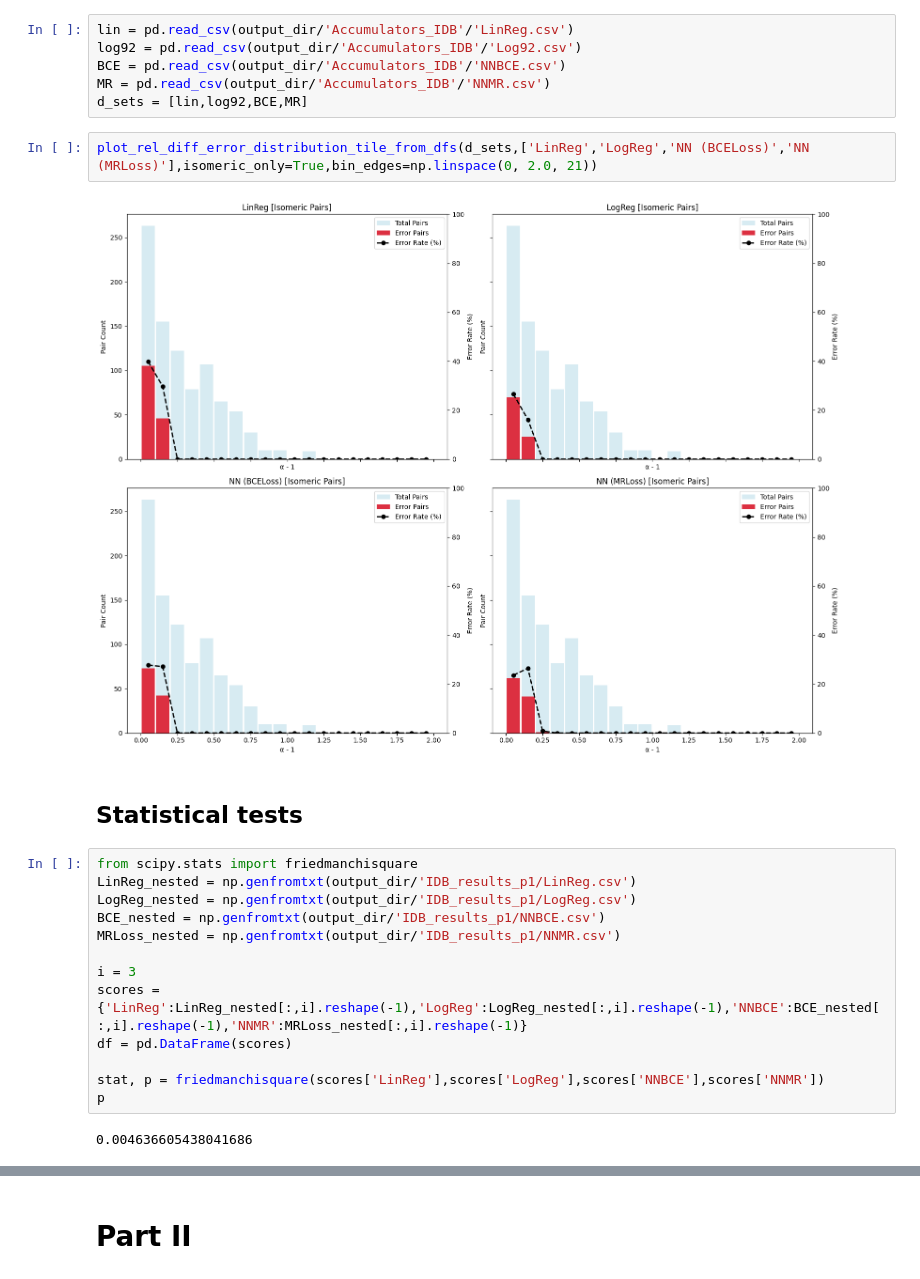
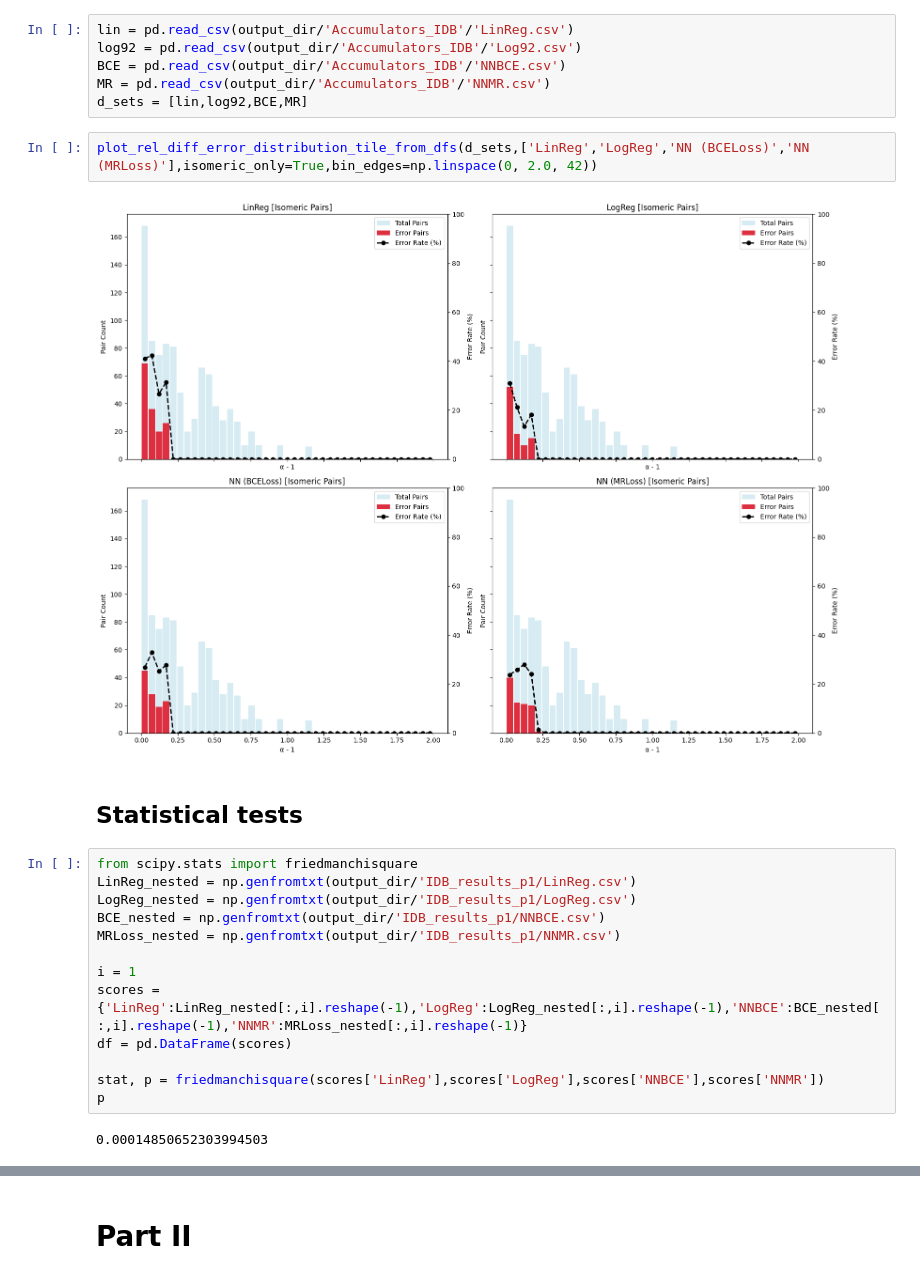
Before and after one commit to IvanRozanov04/FlavonoidsElutionOrderPrediction, a Jupyter notebook: code/Vis&Stats.ipynb, the cells around one changed output, grey strips where cells are left out. Cells and saved outputs as stored; diff of their text form.

```diff
--- a/code/Vis&Stats.ipynb
+++ b/code/Vis&Stats.ipynb
@@ -329,9 +329,9 @@ BCE = pd.read_csv(output_dir/'Accumulators_IDB'/'NNBCE.csv')
 MR = pd.read_csv(output_dir/'Accumulators_IDB'/'NNMR.csv')
 d_sets = [lin,log92,BCE,MR]
 # %%
-plot_rel_diff_error_distribution_tile_from_dfs(d_sets,['LinReg','LogReg','NN (BCELoss)','NN (MRLoss)'],isomeric_only=True,bin_edges=np.linspace(0, 2.0, 21))
+plot_rel_diff_error_distribution_tile_from_dfs(d_sets,['LinReg','LogReg','NN (BCELoss)','NN (MRLoss)'],isomeric_only=True,bin_edges=np.linspace(0, 2.0, 42))
 # %% [output]
-[figure, old version]
+[figure, new version]
 # %% [markdown]
 ## Statistical tests
 # %%
@@ -341,11 +341,11 @@ LogReg_nested = np.genfromtxt(output_dir/'IDB_results_p1/LogReg.csv')
 BCE_nested = np.genfromtxt(output_dir/'IDB_results_p1/NNBCE.csv')
 MRLoss_nested = np.genfromtxt(output_dir/'IDB_results_p1/NNMR.csv')
 
-i = 3
+i = 1
 scores = {'LinReg':LinReg_nested[:,i].reshape(-1),'LogReg':LogReg_nested[:,i].reshape(-1),'NNBCE':BCE_nested[:,i].reshape(-1),'NNMR':MRLoss_nested[:,i].reshape(-1)}
 df = pd.DataFrame(scores)
 
 stat, p = friedmanchisquare(scores['LinReg'],scores['LogReg'],scores['NNBCE'],scores['NNMR'])
 p
 # %% [output]
-0.004636605438041686
+0.00014850652303994503
```
Also changed, not shown: parts of 32 cells of this notebook, 15 other files.
